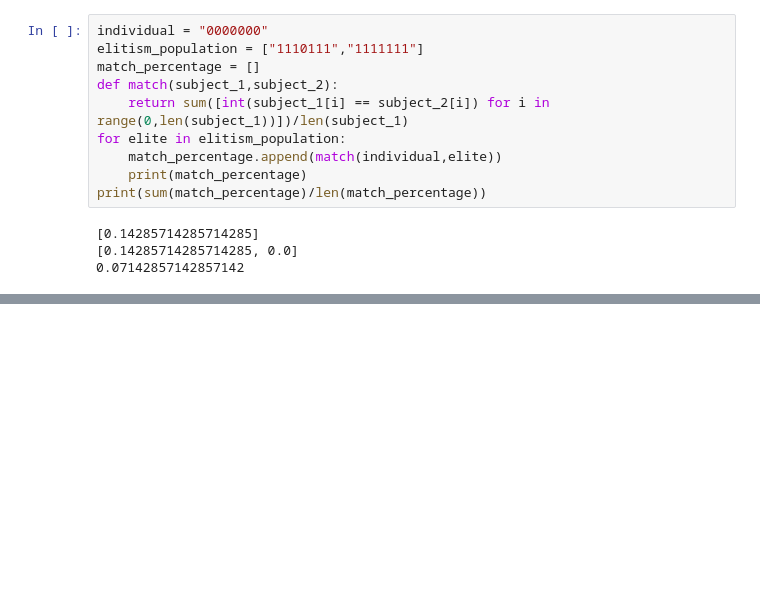
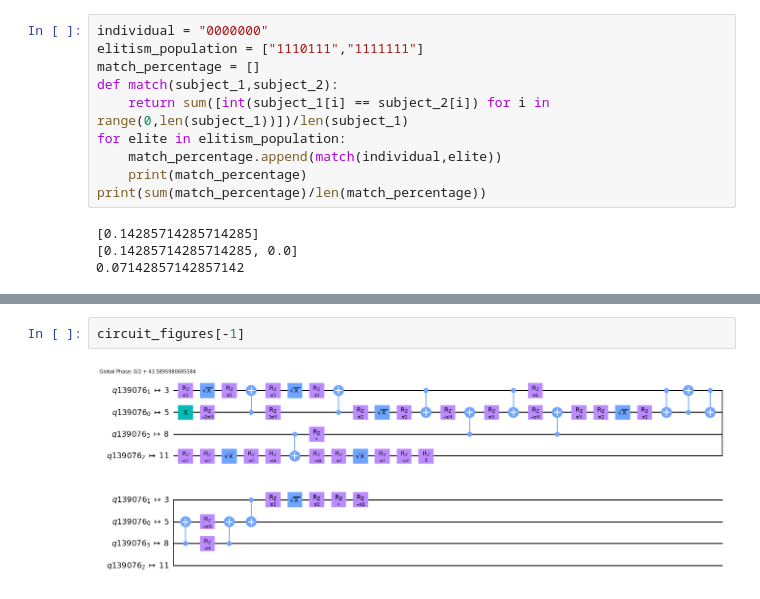
Before and after one commit to RichardMiddelkoop/GCQS, a Jupyter notebook: test.ipynb, the cells around one changed output, grey strips where cells are left out. Saved outputs shown, nothing was run; the diff lists cells and outputs as text; blank space fills up the shorter version.

```diff
--- a/test.ipynb
+++ b/test.ipynb
@@ -111,0 +89,4 @@ print(sum([i/2 for i in [0,1,2,3,4,5]]))
+# %%
+circuit_figures[-1]
+# %% [output]
+[figure, added]
```
Also changed, not shown: parts of 4 cells of this notebook, 4 other files.
